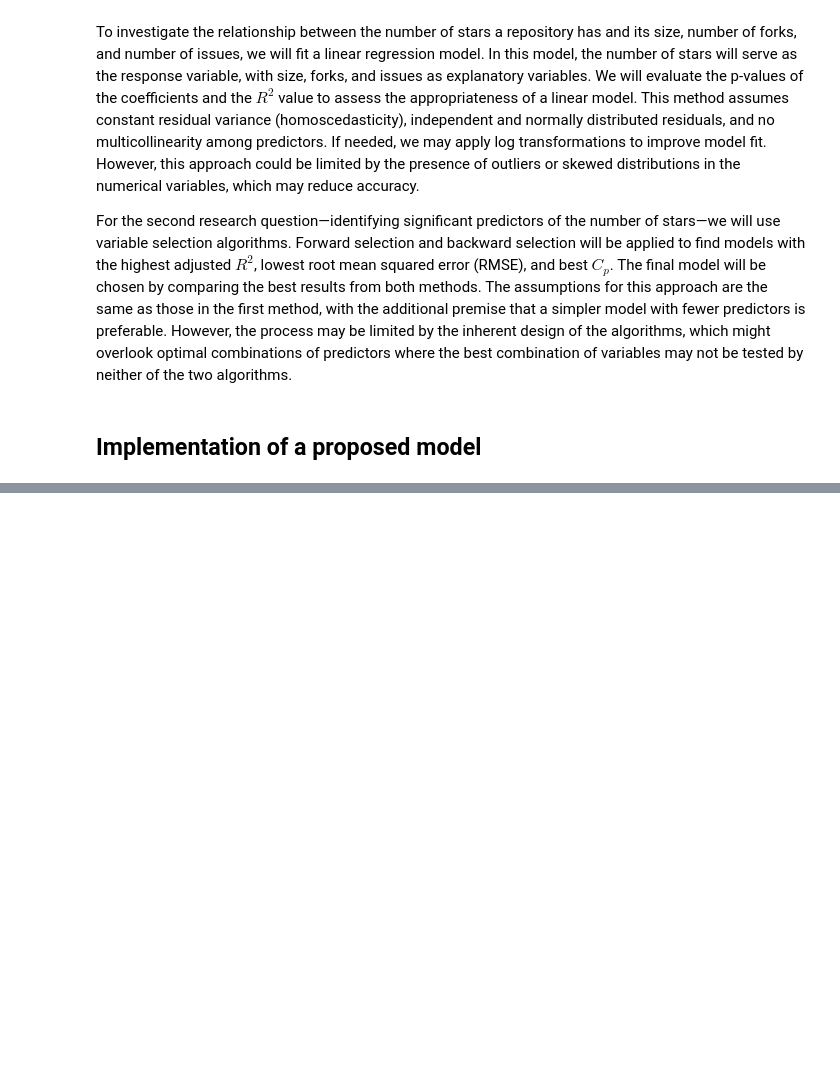
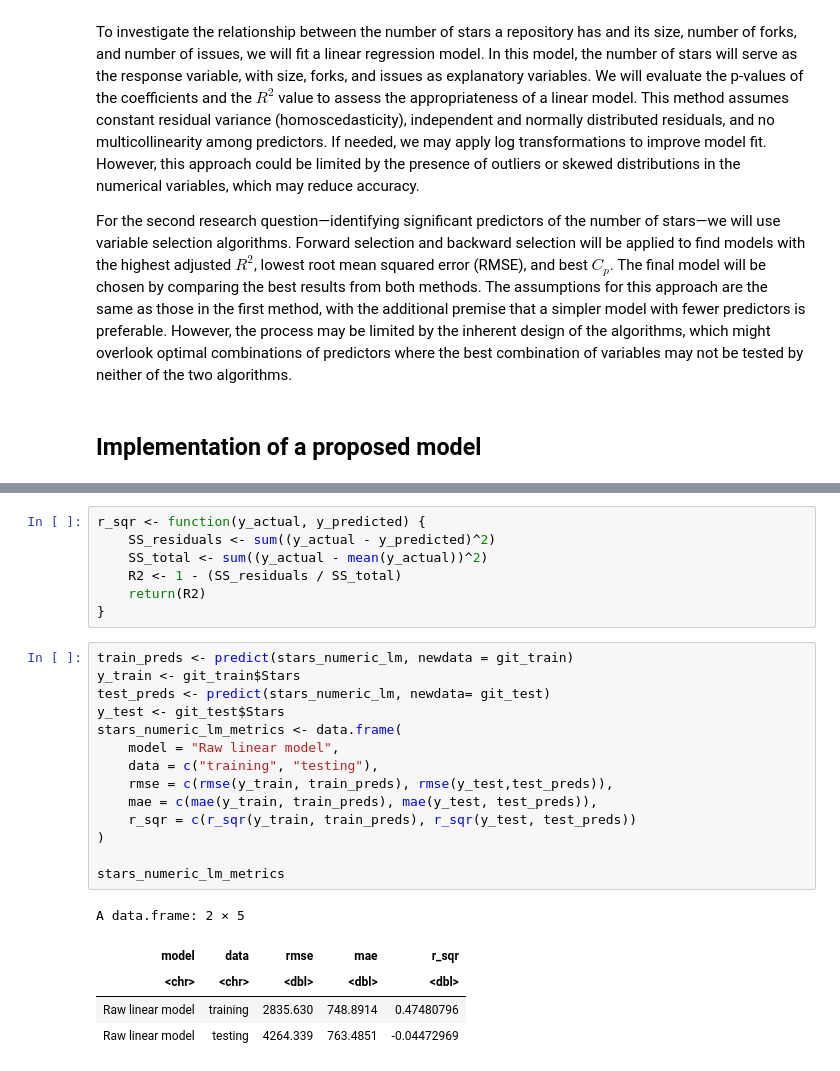
Before and after one commit to loayalabri/GitHubReposAnalysis, a Jupyter notebook: Planning_stage.ipynb, the cells around one changed output, grey strips where cells are left out. Drawn from its saved outputs; the diff is of its cells as text; blank space fills up the shorter version.

```diff
--- a/Planning_stage.ipynb
+++ b/Planning_stage.ipynb
@@ -518,0 +605,27 @@ For the second research question—identifying significant predictors of the num
+# %%
+r_sqr <- function(y_actual, y_predicted) {
+    SS_residuals <- sum((y_actual - y_predicted)^2)
+    SS_total <- sum((y_actual - mean(y_actual))^2)
+    R2 <- 1 - (SS_residuals / SS_total)
+    return(R2)
+}
+# %%
+train_preds <- predict(stars_numeric_lm, newdata = git_train)
+y_train <- git_train$Stars
+test_preds <- predict(stars_numeric_lm, newdata= git_test)
+y_test <- git_test$Stars
+stars_numeric_lm_metrics <- data.frame(
+    model = "Raw linear model",
+    data = c("training", "testing"),
+    rmse = c(rmse(y_train, train_preds), rmse(y_test,test_preds)),
+    mae = c(mae(y_train, train_preds), mae(y_test, test_preds)),
+    r_sqr = c(r_sqr(y_train, train_preds), r_sqr(y_test, test_preds))
+)
+
+stars_numeric_lm_metrics
+# %% [output]
+A data.frame: 2 × 5
+| model | data | rmse | mae | r_sqr |
+| <chr> | <chr> | <dbl> | <dbl> | <dbl> |
+| Raw linear model | training | 2835.630 | 748.8914 | 0.47480796 |
+| Raw linear model | testing | 4264.339 | 763.4851 | -0.04472969 |
```
Also changed, not shown: parts of 13 cells of this notebook.
